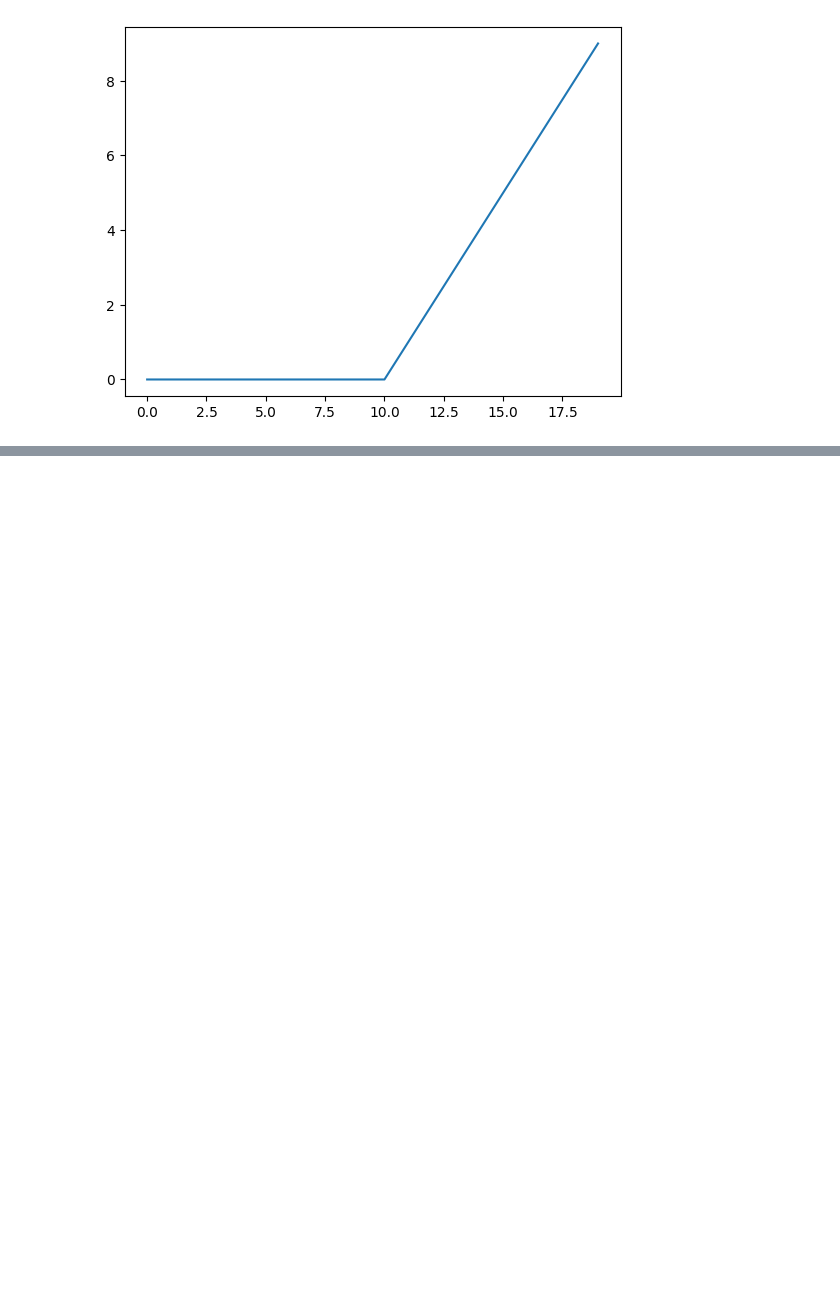
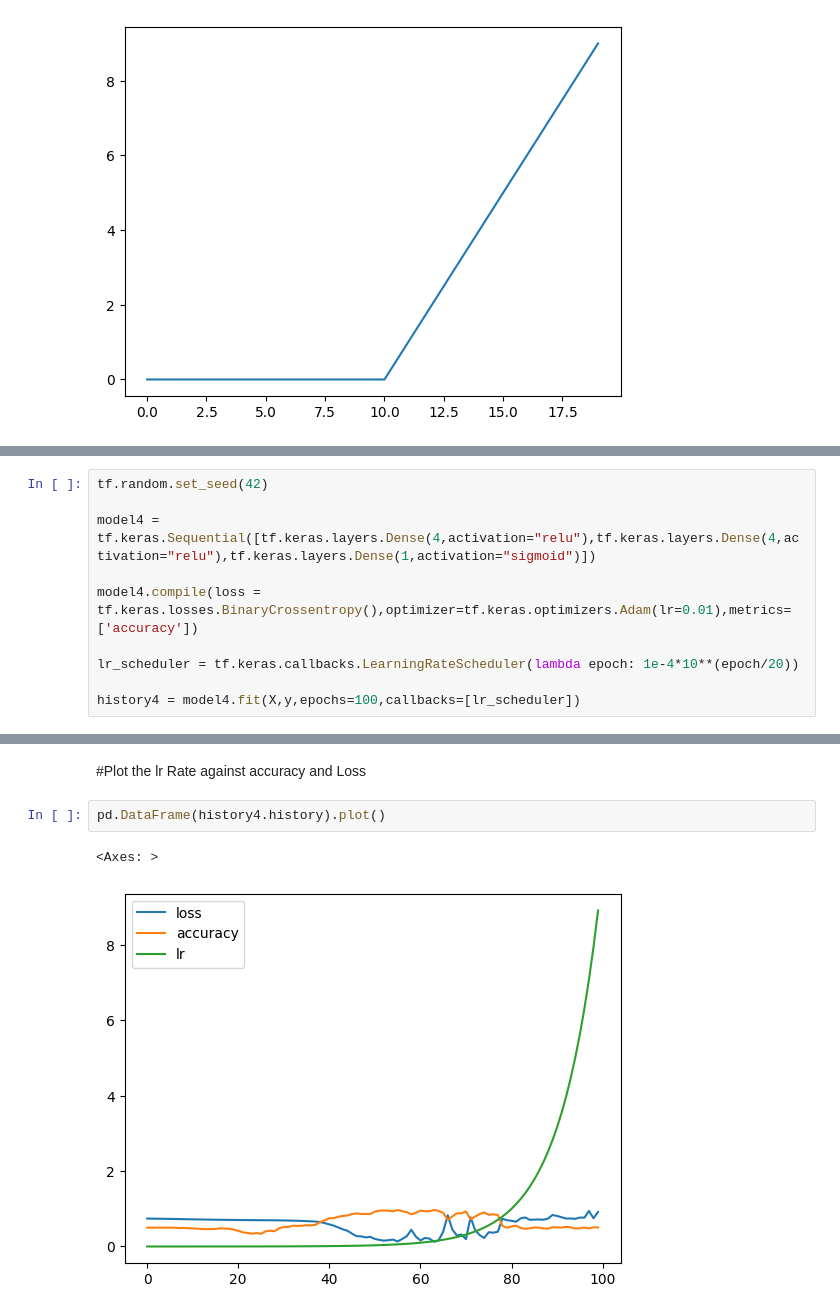
Before and after one commit to kinderasteroid/Neural-Networks-Classification, a Jupyter notebook: Neural_Network_Classification.ipynb, the cells around one changed output, grey strips where cells are left out. Cells and saved outputs as stored; diff of their text form; blank space fills up the shorter version.

```diff
--- a/Neural_Network_Classification.ipynb
+++ b/Neural_Network_Classification.ipynb
@@ -140,0 +151,10 @@ plt.plot(relu(X))
+# %%
+tf.random.set_seed(42)
+
+model4 = tf.keras.Sequential([tf.keras.layers.Dense(4,activation="relu"),tf.keras.layers.Dense(4,activation="relu"),tf.keras.layers.Dense(1,activation="sigmoid")])
+
+model4.compile(loss = tf.keras.losses.BinaryCrossentropy(),optimizer=tf.keras.optimizers.Adam(lr=0.01),metrics=['accuracy'])
+
+lr_scheduler = tf.keras.callbacks.LearningRateScheduler(lambda epoch: 1e-4*10**(epoch/20))
+
+history4 = model4.fit(X,y,epochs=100,callbacks=[lr_scheduler])
@@ -140,0 +180,7 @@ plt.plot(relu(X))
+# %% [markdown]
+#Plot the lr Rate against accuracy and Loss
+# %%
+pd.DataFrame(history4.history).plot()
+# %% [output]
+<Axes: >
+[figure, added]
```
Also changed, not shown: parts of 10 cells of this notebook.
